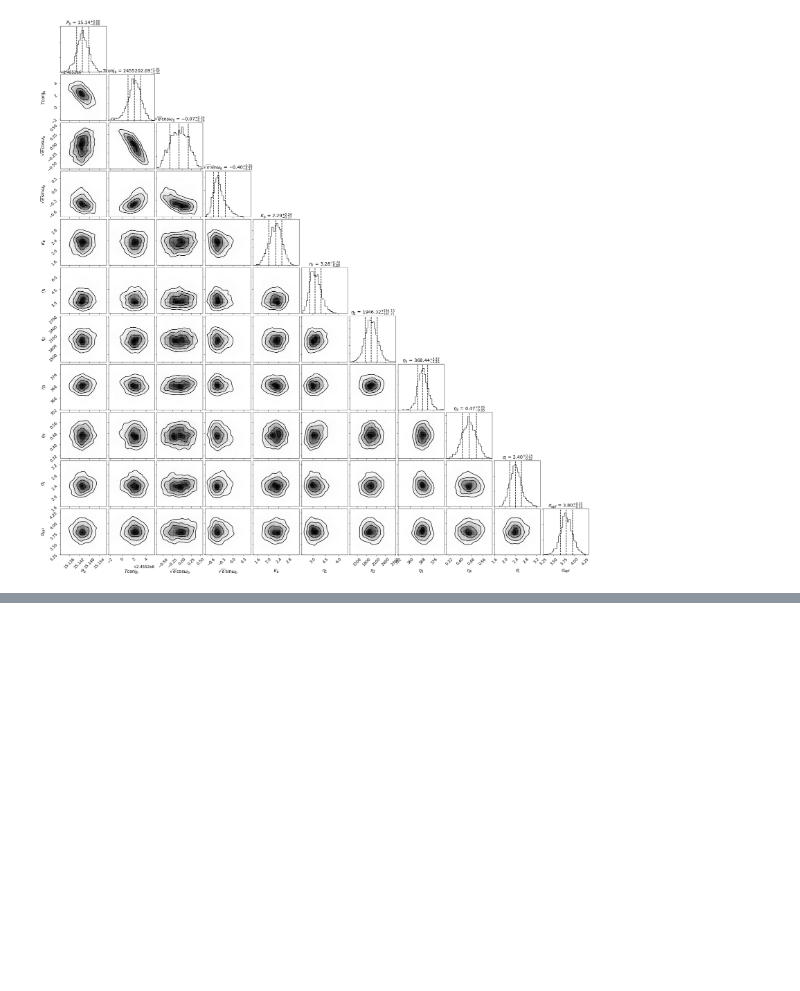
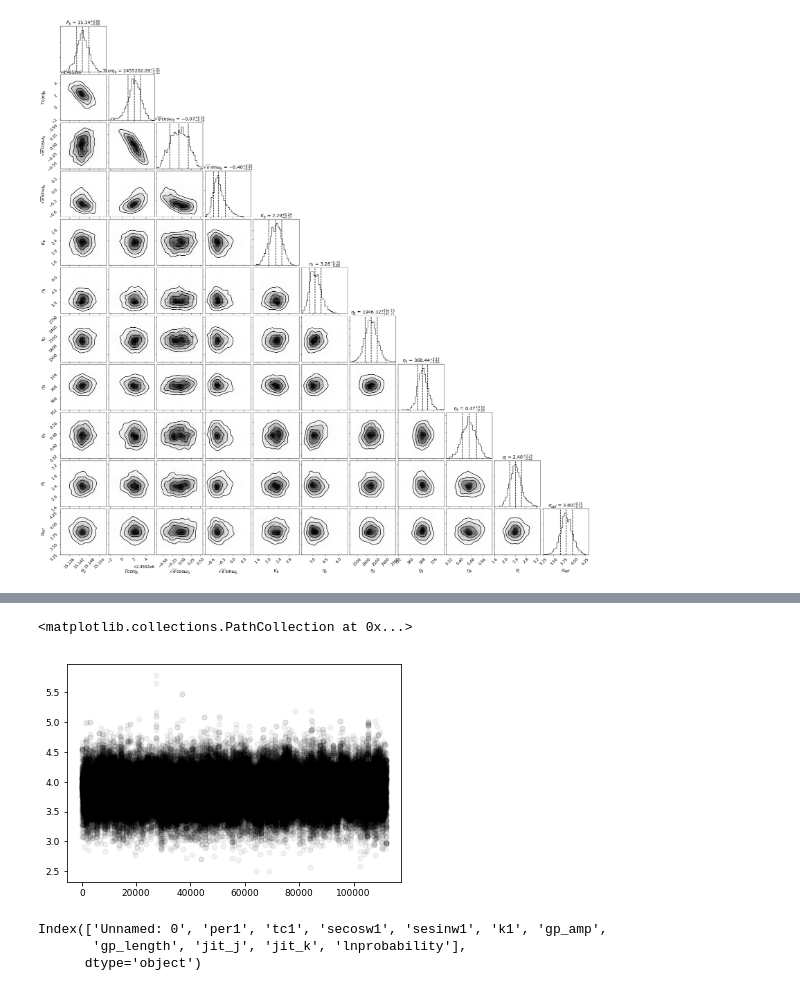
Before and after one commit to leerosenthalj/CLSI, a Jupyter notebook: Notebook_Processing.ipynb, the cells around one changed output, grey strips where cells are left out. Drawn from its saved outputs; the diff is of its cells as text; code cells hidden in the pictures; blank space fills up the shorter version.

```diff
--- a/Notebook_Processing.ipynb
+++ b/Notebook_Processing.ipynb
@@ -511,0 +713,14 @@ Corner.plot()
+# %%
+k = cadence_chains['k1'] #.query('k1 < 7.5 and gp_amp < 8')
+
+fig, ax = plt.subplots()
+ax.scatter(np.arange(len(k)), k, alpha=0.05, color='black')
+# %% [output]
+<matplotlib.collections.PathCollection at 0x...>
+[figure, added]
+# %%
+cadence_chains.columns
+# %% [output]
+Index(['Unnamed: 0', 'per1', 'tc1', 'secosw1', 'sesinw1', 'k1', 'gp_amp',
+       'gp_length', 'jit_j', 'jit_k', 'lnprobability'],
+      dtype='object')
```
Also changed, not shown: parts of 14 cells of this notebook, 3 other files.
